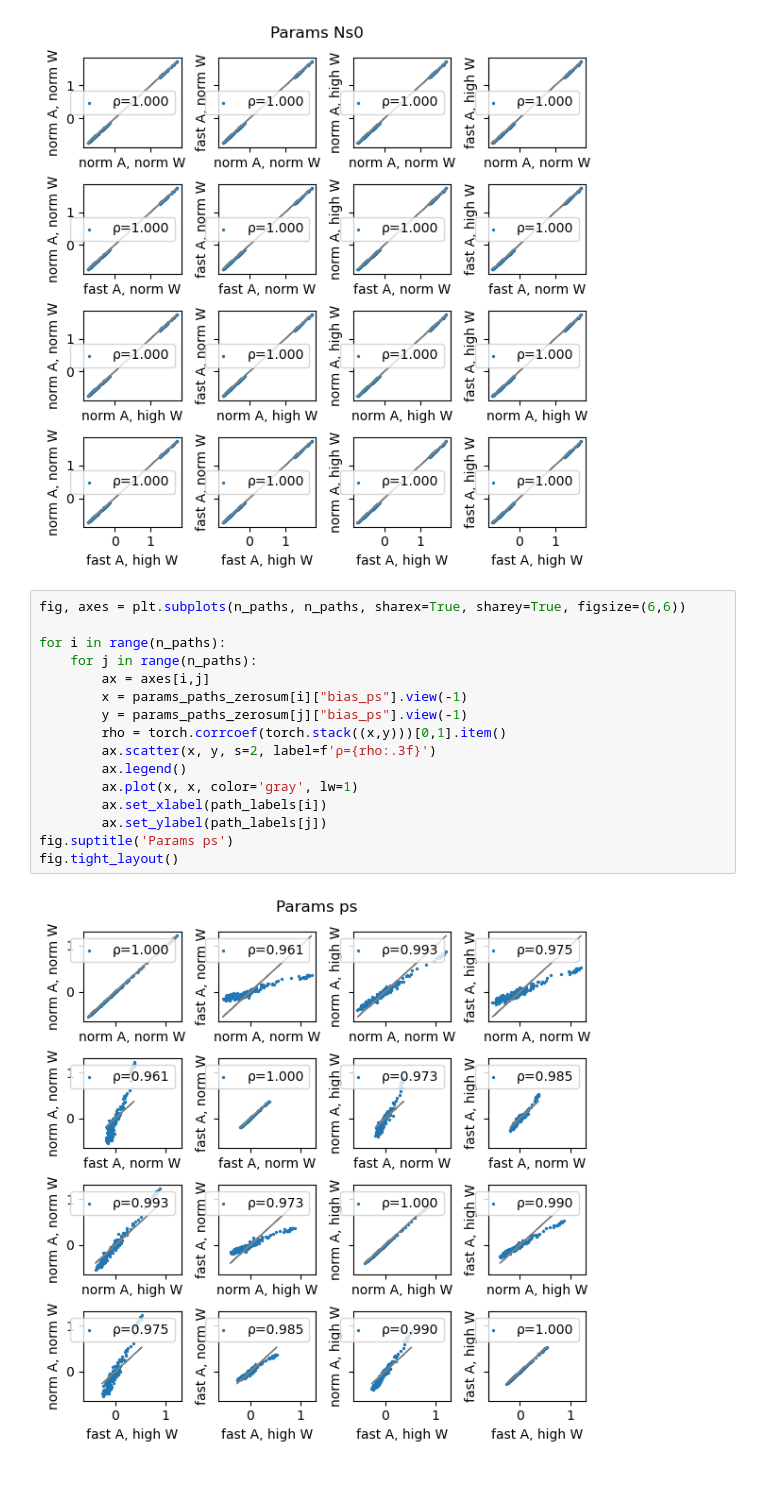
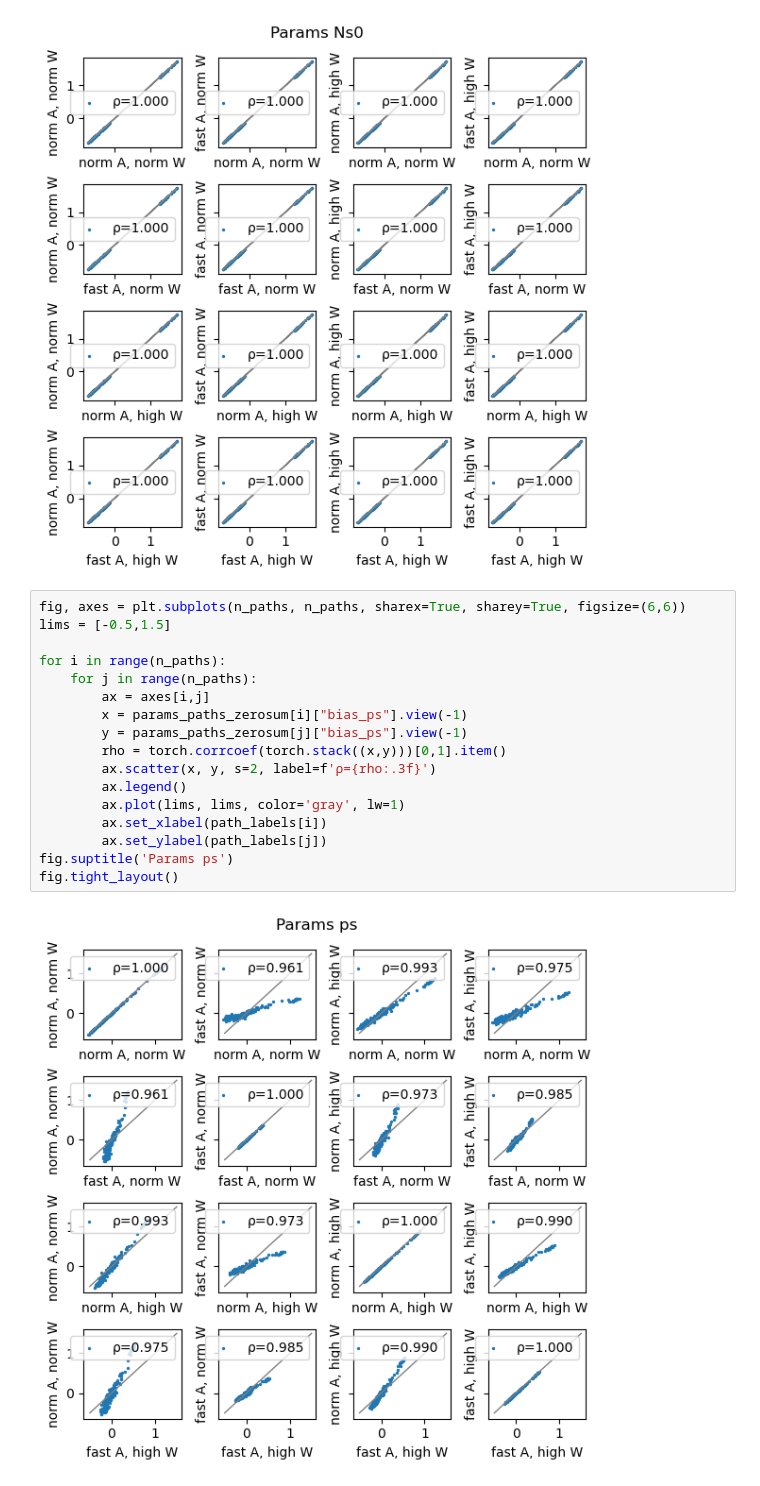
Before and after one commit to stecrotti/Aptamer2025py, a Jupyter notebook: experiments/dataset_1_paths.ipynb, the cells around one changed output. Saved outputs shown, nothing was run; the diff lists cells and outputs as text.

```diff
--- a/experiments/dataset_1_paths.ipynb
+++ b/experiments/dataset_1_paths.ipynb
@@ -108,19 +108,20 @@ fig.tight_layout()
 [figure]
 # %%
 fig, axes = plt.subplots(n_paths, n_paths, sharex=True, sharey=True, figsize=(6,6))
+lims = [-0.5,1.5]
 
 for i in range(n_paths):
     for j in range(n_paths):
         ax = axes[i,j]
         x = params_paths_zerosum[i]["bias_ps"].view(-1)
         y = params_paths_zerosum[j]["bias_ps"].view(-1)
         rho = torch.corrcoef(torch.stack((x,y)))[0,1].item()
         ax.scatter(x, y, s=2, label=f'ρ={rho:.3f}')
         ax.legend()
-        ax.plot(x, x, color='gray', lw=1)
+        ax.plot(lims, lims, color='gray', lw=1)
         ax.set_xlabel(path_labels[i])
         ax.set_ylabel(path_labels[j])
 fig.suptitle('Params ps')
 fig.tight_layout()
 # %% [output]
-[figure, old version]
+[figure, new version]
```
Also changed, not shown: 3 other files.
